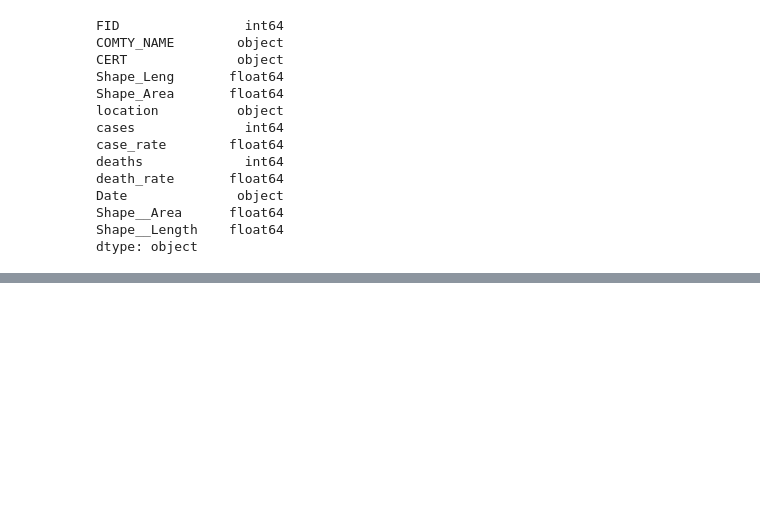
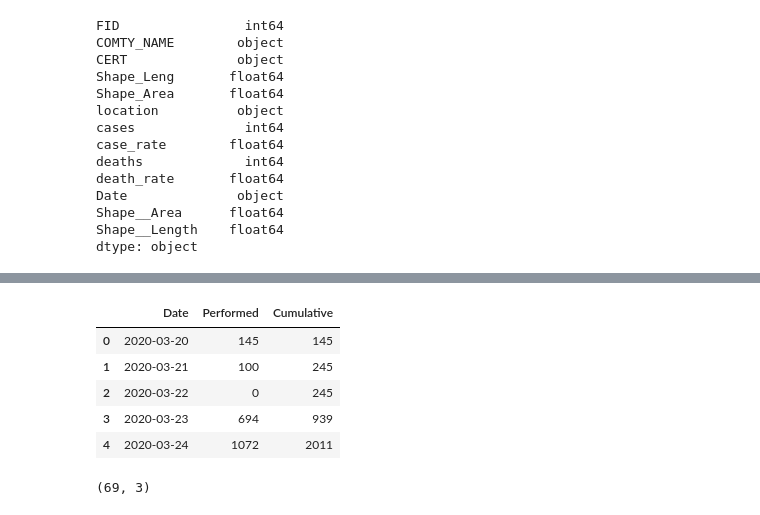
Before and after one commit to salma71/COVID_-LA, a Jupyter notebook: data_expolration.ipynb, the cells around one changed output, grey strips where cells are left out. Drawn from its saved outputs; the diff is of its cells as text; code cells hidden in the pictures; blank space fills up the shorter version.

```diff
--- a/data_expolration.ipynb
+++ b/data_expolration.ipynb
@@ -127,3 +127,20 @@ display(by_neighbour.corr(method='pearson'))
 | death_rate | -0.11 | -0.10 | -0.06 | 0.26 | 0.72 | 0.61 | 1.00 | -0.06 | -0.10 |
 | Shape__Area | -0.54 | 0.91 | 1.00 | 0.27 | -0.16 | 0.20 | -0.06 | 1.00 | 0.91 |
 | Shape__Length | -0.50 | 1.00 | 0.91 | 0.30 | -0.17 | 0.18 | -0.10 | 0.91 | 1.00 |
+# %%
+# url_1 = 'https://data.chhs.ca.gov/dataset/6882c390-b2d7-4b9a-aefa-2068cee63e47/resource/6cd8d424-dfaa-4bdd-9410-a3d656e1176e/download/covid19data.csv'
+# url_2 = 'https://raw.githubusercontent.com/salma71/COVID_LA/salma/datasets/COVID19_by_Neighborhood.csv'
+url_3 = 'https://lahub.maps.arcgis.com/sharing/rest/content/items/158dab4a07b04ecb8d47fea1746303ac/data'
+set_option('display.max_columns', None)
+# df = pd.concat(map(pd.read_csv, [url_1, url_2, url_3]))
+testing  = pd.read_csv(url_3)
+display(testing.head())
+testing.shape
+# %% [output]
+|  | Date | Performed | Cumulative |
+| 0 | 2020-03-20 | 145 | 145 |
+| 1 | 2020-03-21 | 100 | 245 |
+| 2 | 2020-03-22 | 0 | 245 |
+| 3 | 2020-03-23 | 694 | 939 |
+| 4 | 2020-03-24 | 1072 | 2011 |
+(69, 3)
```
Also changed, not shown: parts of 4 cells of this notebook.
